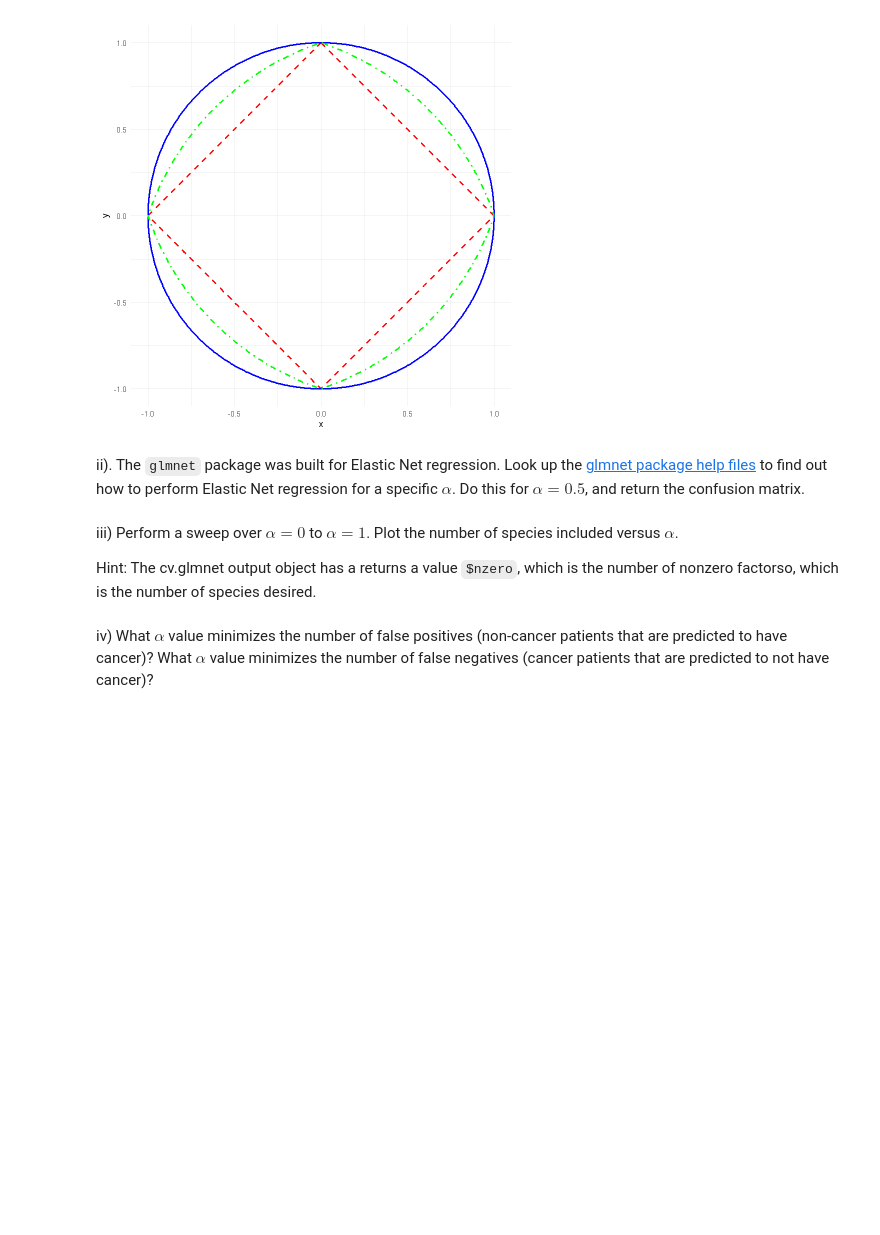
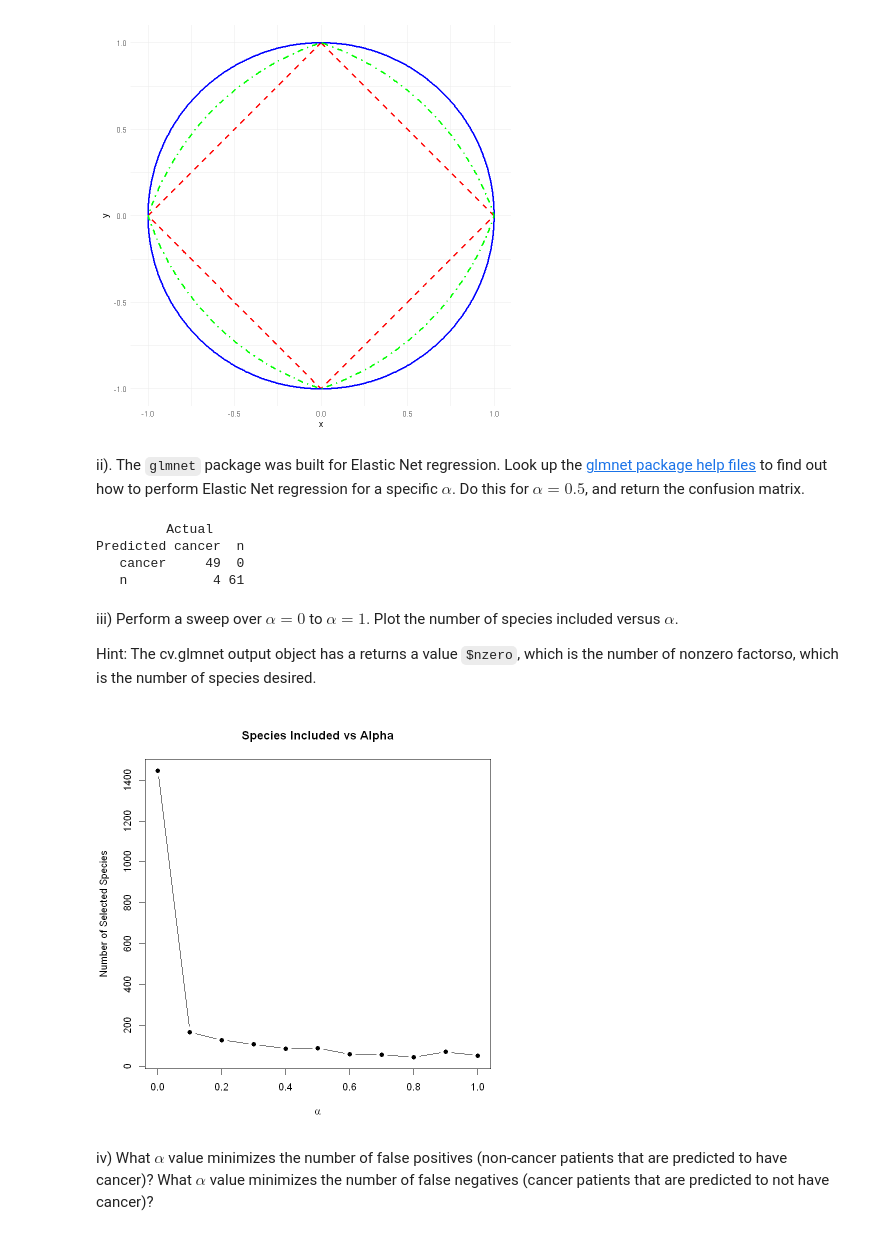
Before and after one commit to akarshkd/Math227C, a Jupyter notebook: ProblemSets_PartII/Math227C_P9.ipynb, the cells around one changed output. Cells and saved outputs as stored; diff of their text form; code cells hidden in the pictures; blank space fills up the shorter version.

```diff
--- a/ProblemSets_PartII/Math227C_P9.ipynb
+++ b/ProblemSets_PartII/Math227C_P9.ipynb
@@ -50,7 +50,7 @@ For simplicity, let's only use the "n" and "cancer" states (and remove the adeno
 #rownames(data)
 #data$disease
 
-dataCancerNoCancer = data[, data$disease %in% c("n", "cancer")]
+datacancerNoCancer = data[, data$disease %in% c("n", "cancer")]
 dataCancerNoCancer$disease
 # %% [output]
   [1] "n"      "n"      "n"      "cancer" "n"      "n"      "n"      "n"
@@ -178,13 +178,46 @@ ggplot(grid, aes(x = x, y = y)) +
 # %% [markdown]
 ii). The `glmnet` package was built for Elastic Net regression. Look up the [glmnet package help files](https://www.rdocumentation.org/packages/glmnet/versions/3.0-2/topics/glmnet) to find out how to perform Elastic Net regression for a specific $\alpha$. Do this for $\alpha=0.5$, and return the confusion matrix.
 # %%
-# CODE HERE
+# Setting alpha = 0.5 for Elastic Net
+elasticNetCV <- cv.glmnet(y = factor(dataCancerNoCancer$disease),
+                          x = t(exprs(dataCancerNoCancer)),
+                          family = "binomial",
+                          alpha = 0.5)
+
+bestLambda <- elasticNetCV$lambda.min
+preds <- predict(elasticNetCV, newx = t(exprs(dataCancerNoCancer)), s = bestLambda, type = "class")
+
+# Confusion matrix
+table(Predicted = preds, Actual = dataCancerNoCancer$disease)
+# %% [output]
+         Actual
+Predicted cancer  n
+   cancer     49  0
+   n           4 61
 # %% [markdown]
 iii) Perform a sweep over $\alpha=0$ to $\alpha=1$. Plot the number of species included versus $\alpha$.
 
 Hint: The cv.glmnet output object has a returns a value `$nzero`, which is the number of nonzero factorso, which is the number of species desired.
 # %%
-# CODE HERE
+alphas <- seq(0, 1, by = 0.1)
+nzeros <- numeric(length(alphas))
+
+for (i in seq_along(alphas)) {
+  fit <- cv.glmnet(y = factor(dataCancerNoCancer$disease),
+                   x = t(exprs(dataCancerNoCancer)),
+                   family = "binomial",
+                   alpha = alphas[i])
+  # Number of nonzero coefficients at best lambda
+  nzeros[i] <- fit$nzero[which(fit$lambda == fit$lambda.min)]
+}
+
+# Plot alpha vs number of selected species
+par(bg = "white")
+plot(alphas, nzeros, type = "b", pch = 16,
+     xlab = expression(alpha), ylab = "Number of Selected Species",
+     main = "Species Included vs Alpha")
+# %% [output]
+[figure, added]
 # %% [markdown]
 iv) What $\alpha$ value minimizes the number of false positives (non-cancer patients that are predicted to have cancer)? What $\alpha$ value minimizes the number of false negatives (cancer patients that are predicted to not have cancer)?
 # %%
```
Also changed, not shown: parts of 2 cells of this notebook.
